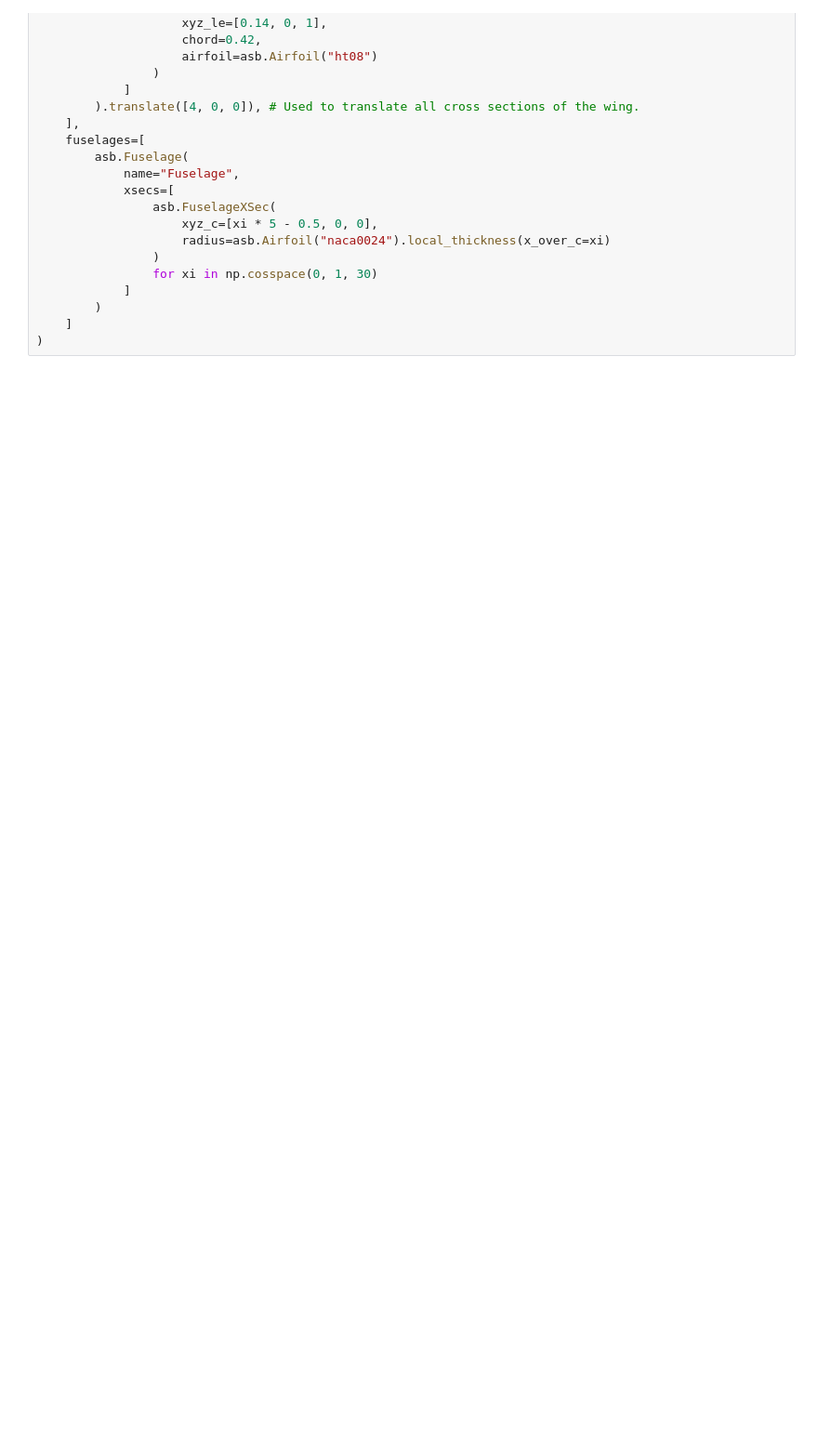
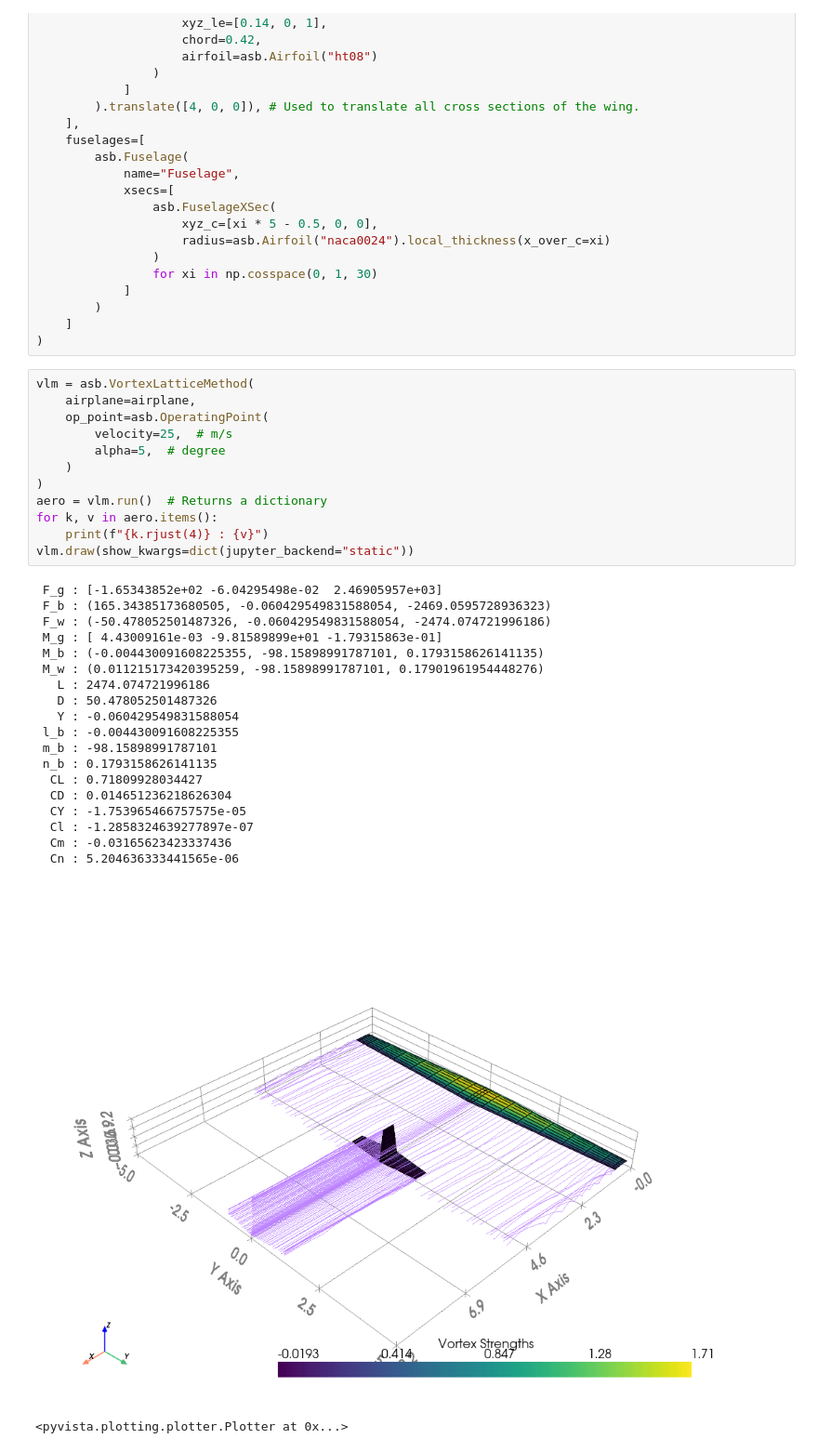
Before and after one commit to Skunkmeister/DSP-F23, a Jupyter notebook: MichaelTutorialCopy/attemptingPPOWithBaseline.ipynb, the cells around one changed output. Shown: that part at 93% size. Drawn from its saved outputs; the diff is of its cells as text; blank space fills up the shorter version.

```diff
--- a/MichaelTutorialCopy/attemptingPPOWithBaseline.ipynb
+++ b/MichaelTutorialCopy/attemptingPPOWithBaseline.ipynb
@@ -114,5 +96,38 @@ airplane = asb.Airplane(
         )
     ]
 )
+# %%
+vlm = asb.VortexLatticeMethod(
+    airplane=airplane,
+    op_point=asb.OperatingPoint(
+        velocity=25,  # m/s
+        alpha=5,  # degree
+    )
+)
+aero = vlm.run()  # Returns a dictionary
+for k, v in aero.items():
+    print(f"{k.rjust(4)} : {v}")
+vlm.draw(show_kwargs=dict(jupyter_backend="static"))
+# %% [output]
+ F_g : [-1.65343852e+02 -6.04295498e-02  2.46905957e+03]
+ F_b : (165.34385173680505, -0.060429549831588054, -2469.0595728936323)
+ F_w : (-50.478052501487326, -0.060429549831588054, -2474.074721996186)
+ M_g : [ 4.43009161e-03 -9.81589899e+01 -1.79315863e-01]
+ M_b : (-0.004430091608225355, -98.15898991787101, 0.1793158626141135)
+ M_w : (0.011215173420395259, -98.15898991787101, 0.17901961954448276)
+   L : 2474.074721996186
+   D : 50.478052501487326
+   Y : -0.060429549831588054
+ l_b : -0.004430091608225355
+ m_b : -98.15898991787101
+ n_b : 0.1793158626141135
+  CL : 0.71809928034427
+  CD : 0.014651236218626304
+  CY : -1.753965466757575e-05
+  Cl : -1.2858324639277897e-07
+  Cm : -0.03165623423337436
+  Cn : 5.204636333441565e-06
+[figure, added]
+<pyvista.plotting.plotter.Plotter at 0x...>
 # %%
 from gym import spaces
```
Also changed, not shown: parts of 2 cells of this notebook, 1 other file.
